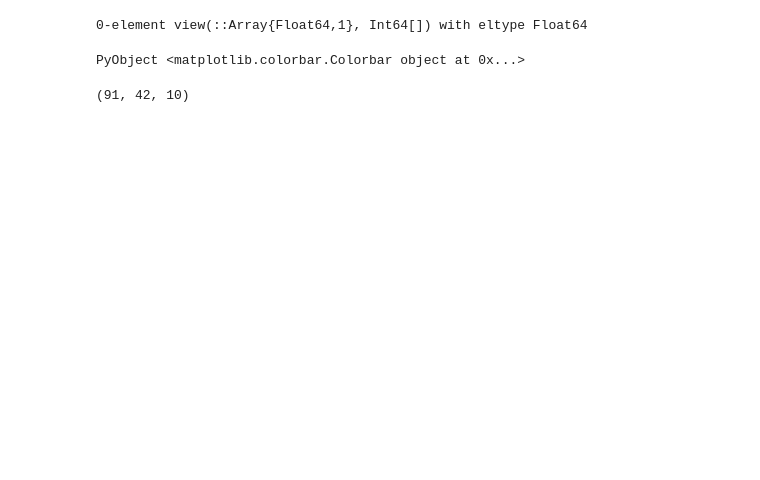
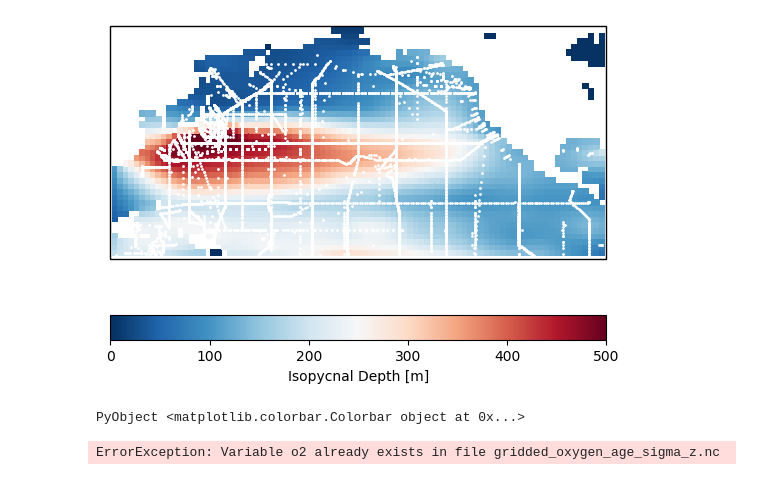
Before and after one commit to ashao/glodap_analysis, a Jupyter notebook: grid_quantities.ipynb, the cells around one changed output. Drawn from its saved outputs; the diff is of its cells as text; code cells hidden in the pictures; blank space fills up the shorter version.

Commit message:
Cleanup notebooks (a little bit) that do the gridding and demonstrate the isopycnal depth calculation

```diff
--- a/grid_quantities.ipynb
+++ b/grid_quantities.ipynb
@@ -89,23 +75,22 @@ grid2d_intp = (xi[:,:,1],yi[:,:,1]);
 mask_2d     = ocean_mask[:,:,1];
 grid2d_factors = (grid_factors[1][:,:,1],grid_factors[2][:,:,1]);
 # %%
-sigma_z_grid = ones(size(o2))*NaN
+sigma_z_grid = ones(size(o2_grid))*NaN
 
 for (idx, sigma) in enumerate(sigmas)
     subdata = dropmissing(isopycnal_depths[:,[2,3,idx+4]])
     x = (mod1.(subdata.longitude,360),subdata.latitude)
     sigma_z_grid[:,:,idx],s = DIVAndrun(mask_2d,grid2d_factors,grid2d_intp,x,subdata[!,3],(10.,5.),10);
 end
 
 sigma_z_grid[sigma_z_grid .< 0.] .= NaN
+
+plt.figure()
+ax = plt.subplot(1,1,1,projection=ccrs.PlateCarree(central_longitude=390/2))
+cax = ax.pcolormesh(xi[:,:,1],yi[:,:,1],sigma_z_grid[:,:,1],transform=ccrs.PlateCarree(),cmap=plt.cm.RdBu_r,vmin=0,vmax=500)
+ax.scatter(subdata.longitude,subdata.latitude,s=1.,c="w",transform=ccrs.PlateCarree())
+ax.set_extent([110,280,-10,70],crs=ccrs.PlateCarree())
+plt.colorbar(cax,label = "Isopycnal Depth [m]",orientation="horizontal")
 # %% [output]
+[figure, added]
-0-element view(::Array{Float64,1}, Int64[]) with eltype Float64
+PyObject <matplotlib.colorbar.Colorbar object at 0x...>
-# %%
-plt.figure()
-ax = plt.subplot(1,1,1,projection=ccrs.PlateCarree(central_longitude=390/2))
-cax = ax.pcolormesh(xi[:,:,1],yi[:,:,1],sigma_z_grid[:,:,5],transform=ccrs.PlateCarree(),cmap=plt.cm.RdBu_r)
-ax.scatter(subdata.longitude,subdata.latitude,s=2.,c="w",transform=ccrs.PlateCarree())
-ax.set_extent([110,280,-10,70],crs=ccrs.PlateCarree())
-plt.colorbar(cax,label = "Isopycnal Depth [m]",orientation="horizontal")
-# %% [output]
-PyObject <matplotlib.colorbar.Colorbar object at 0x...>
@@ -131,10 +114,8 @@ fname = "gridded_oxygen_age_sigma_z.nc"
 nccreate(fname,"o2","lon",masklon[lonidx],"lat",reverse(masklat[latidx]),"sigma0",sigmas,sigmaatts,atts=o2atts)
 nccreate(fname,"cfc11_age","lon",masklon[lonidx],"lat",reverse(masklat[latidx]),"sigma0",sigmas,sigmaatts,atts=ageatts)
 nccreate(fname,"sigma_z","lon",masklon[lonidx],"lat",reverse(masklat[latidx]),"sigma0",sigmas,sigmaatts,atts=sigma_z_atts)
-ncwrite(o2,fname,"o2")
-ncwrite(cfc11,fname,"cfc11_age")
+ncwrite(o2_grid,fname,"o2")
+ncwrite(cfc11_grid,fname,"cfc11_age")
 ncwrite(sigma_z_grid,fname,"sigma_z")
+# %% [output]
+ErrorException: Variable o2 already exists in file gridded_oxygen_age_sigma_z.nc
-# %%
-size(xi)
-# %% [output]
-(91, 42, 10)
```
Also changed, not shown: parts of 6 cells of this notebook, 3 other files.
